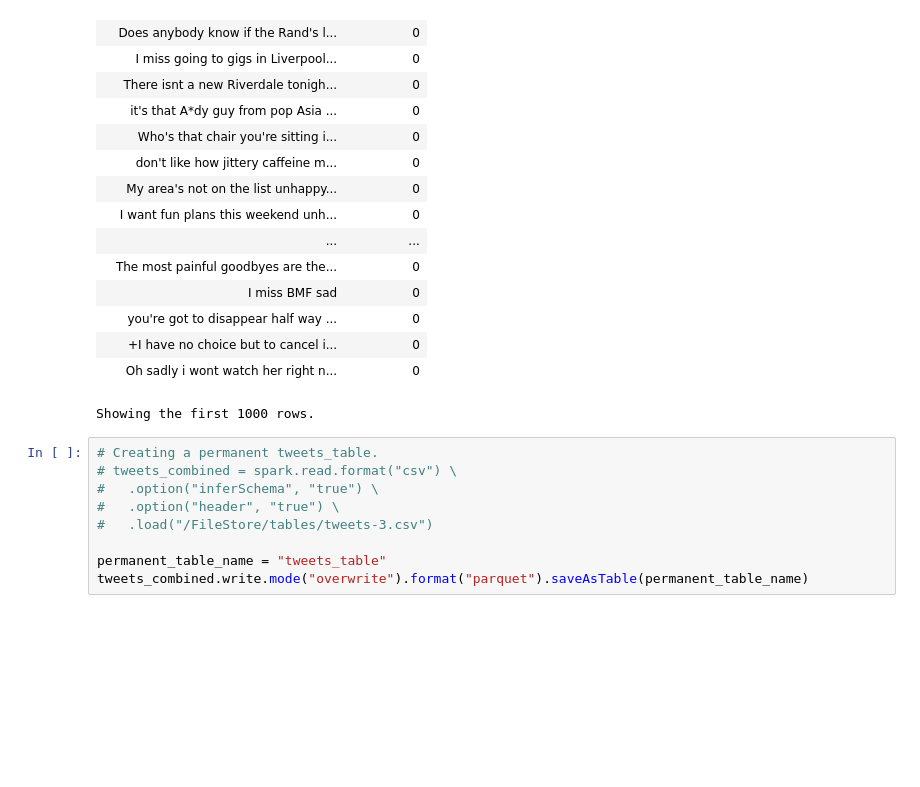
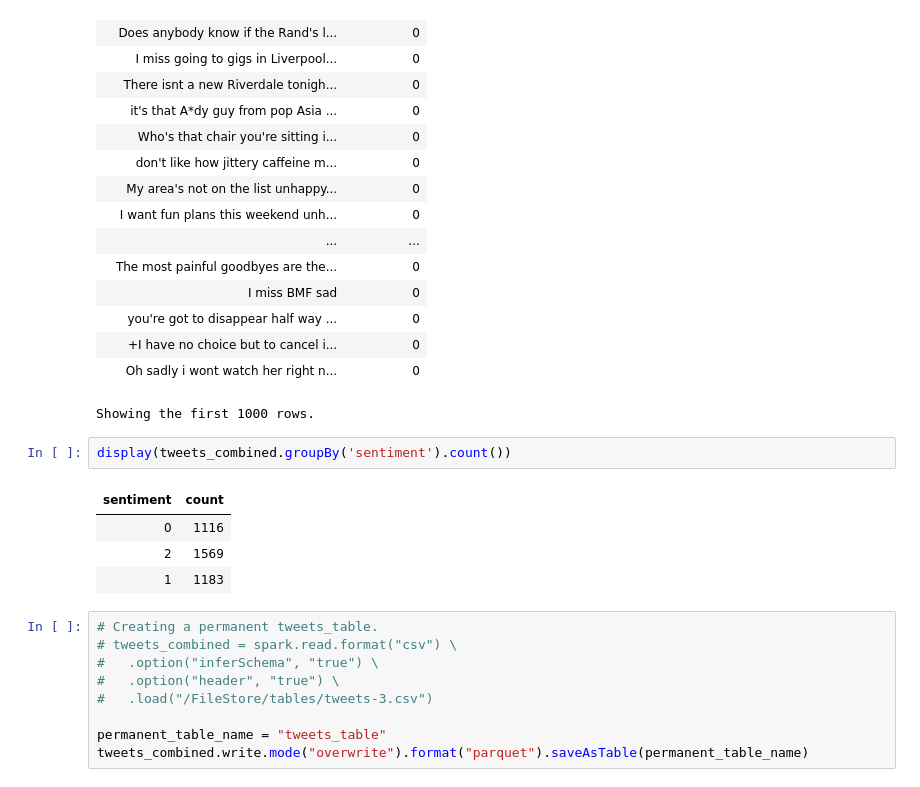
Before and after one commit to harishma610/TweetSentimentAnalysis, a Jupyter notebook: TweetsSentimentAnalysis.ipynb, the cells around one changed output. Saved outputs shown, nothing was run; the diff lists cells and outputs as text; blank space fills up the shorter version.

Commit message:
added sentiment count in dataset

```diff
--- a/TweetsSentimentAnalysis.ipynb
+++ b/TweetsSentimentAnalysis.ipynb
@@ -79,6 +79,13 @@ display(tweets_combined)
 | +I have no choice but to cancel i... | 0 |
 | Oh sadly i wont watch her right n... | 0 |
 Showing the first 1000 rows.
+# %%
+display(tweets_combined.groupBy('sentiment').count())
+# %% [output]
+| sentiment | count |
+| 0 | 1116 |
+| 2 | 1569 |
+| 1 | 1183 |
 # %%
 # Creating a permanent tweets_table.
 # tweets_combined = spark.read.format("csv") \
```
Also changed, not shown: 1 other file.
